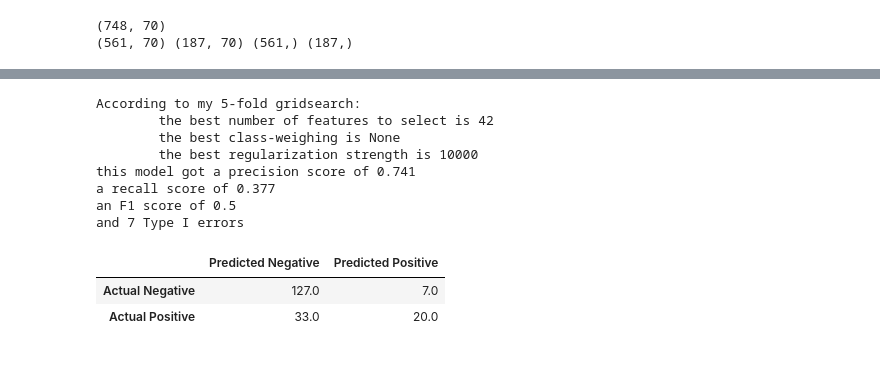
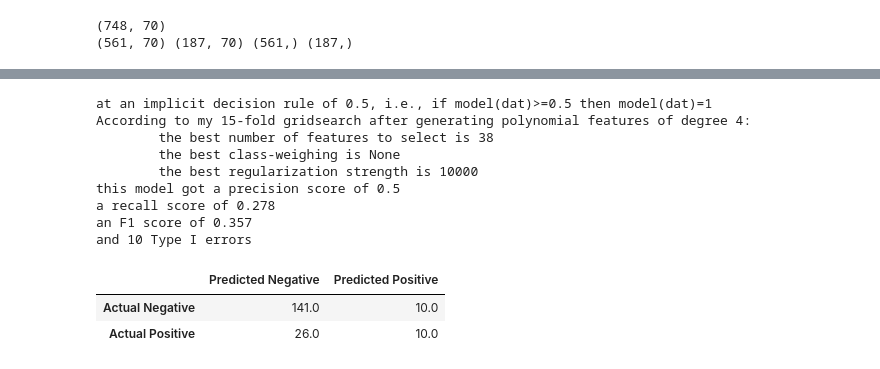
Before and after one commit to LambdaSchool/DS-Unit-2-Sprint-4-Model-Validation, a Jupyter notebook: 24SC.ipynb, the cells around one changed output, grey strips where cells are left out. Drawn from its saved outputs; the diff is of its cells as text; code cells hidden in the pictures.

```diff
--- a/24SC.ipynb
+++ b/24SC.ipynb
@@ -320,11 +329,11 @@ X_poly = pd.DataFrame(poly.transform(X), columns=poly.get_feature_names(X.column
 
 print(X_poly.shape)
 
-X_train, X_test, y_train, y_test = train_test_split(X_poly,
+X_train2, X_test2, y_train2, y_test2 = train_test_split(X_poly,
                                                     y,
                                                     test_size=0.25,
                                                     shuffle=True)
-print(X_train.shape, X_test.shape, y_train.shape, y_test.shape)
+print(X_train2.shape, X_test2.shape, y_train2.shape, y_test2.shape)
 # %% [output]
 (748, 70)
 (561, 70) (187, 70) (561,) (187,)
@@ -338,16 +347,16 @@ B = int(np.divide(X_poly.shape[0], 17))
 pipe2 = Pipeline(steps=[
     ('scale', StandardScaler()),
     ('reduce_dim', SelectKBest(f_classif)),
-    ('classify', LogisticRegression(solver='lbfgs'))])
+    ('classify', LogisticRegression(solver='lbfgs', max_iter=12345))])
 
 pg2 = {
-    'reduce_dim__k': range(1,B),
+    'reduce_dim__k': range(B//3,B, 2),
     'classify__class_weight': ['None', 'Balanced'],
     'classify__C': [10**k for k in range(-4, 5)]
 }
 
-gs2 = GridSearchCV(pipe2, param_grid=pg2, cv=5, scoring='recall',
+gs2 = GridSearchCV(pipe2, param_grid=pg2, cv=15, scoring='recall',
                   verbose=4, n_jobs=-1, return_train_score=True, iid=True)
 # i'm on GPU
-gs2.fit(X_train, y_train)
+gs2.fit(X_train2, y_train2)
 # %% [output]
@@ -383,32 +383,33 @@ Pipeline(memory=None,
 # %%
-best_k_2 = 42
+best_k_2 = 38
 best_classweight_2 = 'None'
 best_C_2 = 10000
 
-report32 = f'According to my 5-fold gridsearch: \n\tthe best number of ' + \
+report32 = f'According to my 15-fold gridsearch after generating polynomial features of degree 4: \n\tthe best number of ' + \
           f'features to select is {best_k_2}\n\tthe best class-weighing ' + \
           f'is {best_classweight_2}\n\tthe best regularization ' +\
           f'strength is {best_C_2}'
 
 
-pipe2_cm = confusionmatrix(gs2.best_estimator_, dat=X_test, target=y_test)
+pipe2_cm = confusionmatrix(gs2.best_estimator_, dat=X_test2, target=y_test2)
 
 
 second_pipeline_performance = (report32, confusion_report(pipe2_cm), pipe2_cm)
 
 print(second_pipeline_performance[0])
 print(second_pipeline_performance[1])
 second_pipeline_performance[2]
 # %% [output]
-According to my 5-fold gridsearch:
-        the best number of features to select is 42
+at an implicit decision rule of 0.5, i.e., if model(dat)>=0.5 then model(dat)=1
+According to my 15-fold gridsearch after generating polynomial features of degree 4:
+        the best number of features to select is 38
         the best class-weighing is None
         the best regularization strength is 10000
-this model got a precision score of 0.741
-a recall score of 0.377
-an F1 score of 0.5
-and 7 Type I errors
+this model got a precision score of 0.5
+a recall score of 0.278
+an F1 score of 0.357
+and 10 Type I errors
 |  | Predicted Negative | Predicted Positive |
-| Actual Negative | 127.0 | 7.0 |
-| Actual Positive | 33.0 | 20.0 |
+| Actual Negative | 141.0 | 10.0 |
+| Actual Positive | 26.0 | 10.0 |
 # %% [markdown]
```
Also changed, not shown: parts of 12 cells of this notebook.
